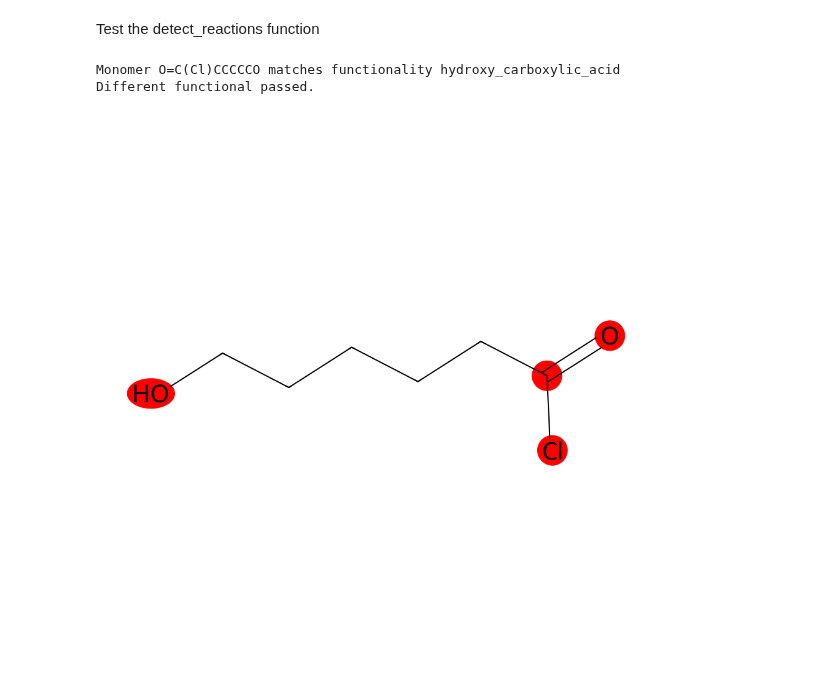
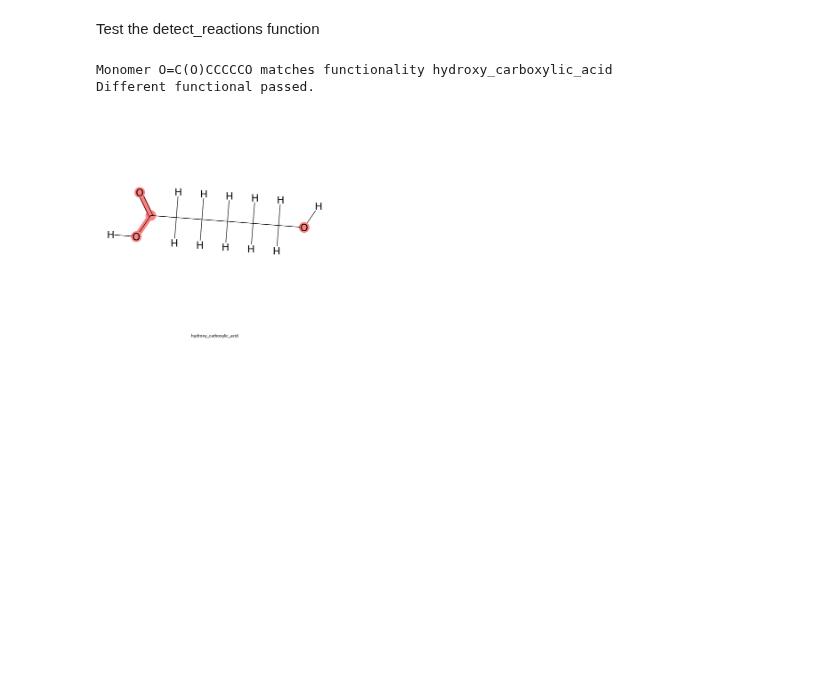
Before and after one commit to NanoCIPHER-Lab/AutoREACTER-LibraryValidator, a Jupyter notebook: tester.ipynb, the cells around one changed output. Drawn from its saved outputs; the diff is of its cells as text; code cells hidden in the pictures; blank space fills up the shorter version.

```diff
--- a/tester.ipynb
+++ b/tester.ipynb
@@ -2,7 +2,7 @@
 In the list add proper known monomners for testing reactions
 # %%
 sample_smiles = [
-            "O=C(Cl)CCCCCO"
+            "O=C(O)CCCCCO"
             ]
 # %%
 from rdkit import Chem
@@ -76,20 +115,25 @@ def validate_functional_group(sample_smiles: list[str], monomers: dict [str, dic
 # %% [markdown]
 Test the detect_reactions function
 # %%
-mol, atoms_to_highlight = validate_functional_group(sample_smiles, monomers)
-from rdkit.Chem import Draw
-img = Draw.MolToImage(
-    mol,
-    size=(900, 900),
-    highlightAtoms=atoms_to_highlight,
-    highlightColor=(1, 0, 0),
+# --- generate + save ALL images with explicit Hs ---
+results = validate_functional_group(sample_smiles, monomers)
+
+
+
+# Create a grid from the molecules and highlights directly
+grid_img = Draw.MolsToGridImage(
+    [r[0] for r in results],
+    molsPerRow=3,
+    subImgSize=(900, 900),
+    highlightAtomLists=[r[1] for r in results],
+    legends=[r[2] for r in results]
 )
-img.save("highlighted_molecule.png")
-img
+
+display(grid_img)
 # %% [output]
-Monomer O=C(Cl)CCCCCO matches functionality hydroxy_carboxylic_acid
+Monomer O=C(O)CCCCCO matches functionality hydroxy_carboxylic_acid
 Different functional passed.
-[figure, old version]
+[figure, new version]
 # %%
 reactions_definitions = {
     "Hydroxy Carboxylic Acid Polycondensation(Polyesterification)": {
```
Also changed, not shown: parts of 7 cells of this notebook.
